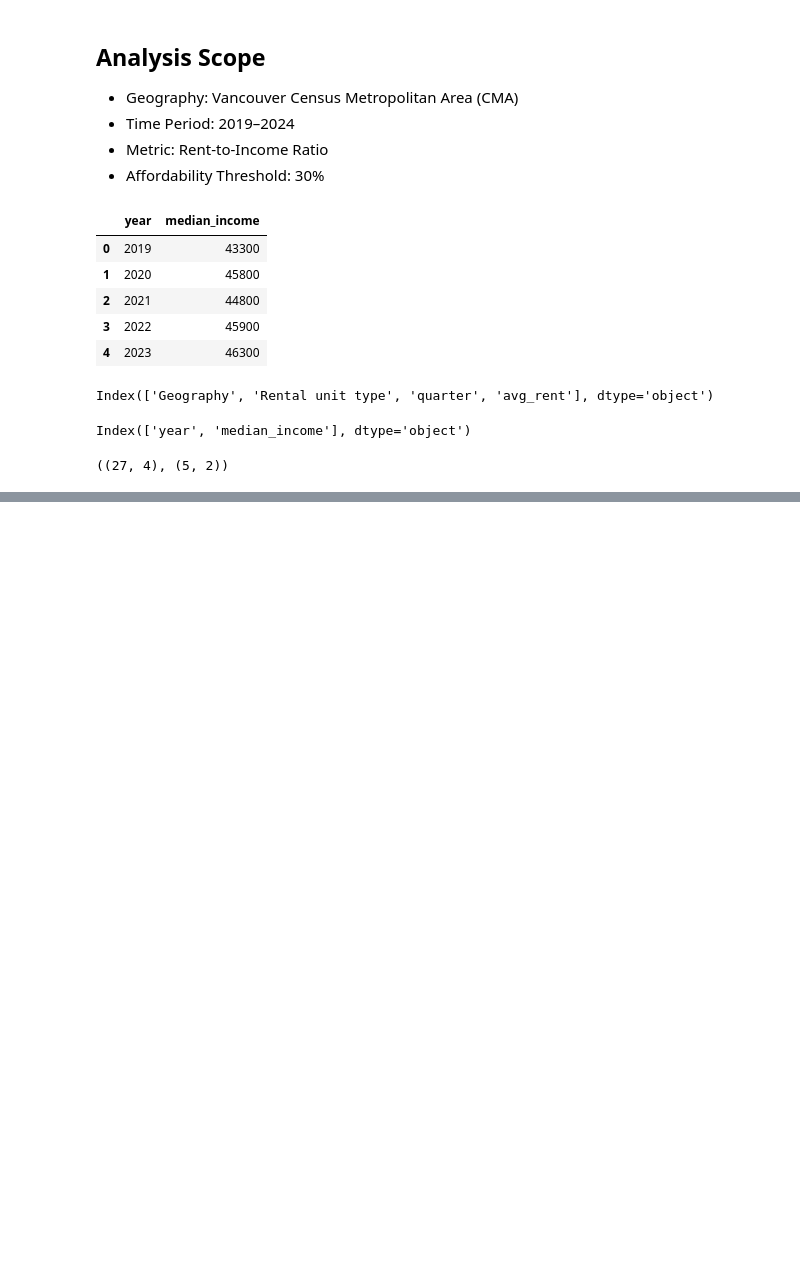
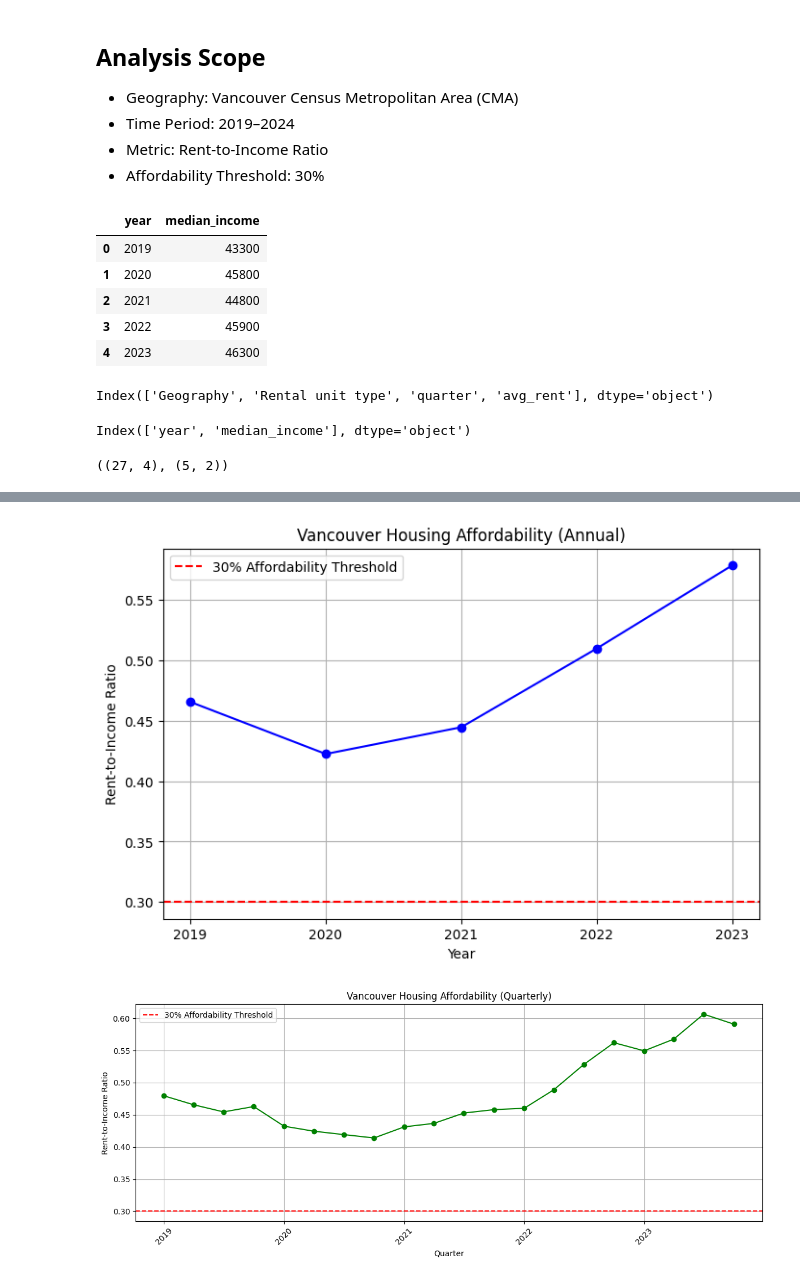
Before and after one commit to shibinjasif98/vancouver-housing-analysis, a Jupyter notebook: notebooks/04_affordability_analysis.ipynb, the cells around one changed output, grey strips where cells are left out. Cells and saved outputs as stored; diff of their text form; code cells hidden in the pictures; blank space fills up the shorter version.

```diff
--- a/notebooks/04_affordability_analysis.ipynb
+++ b/notebooks/04_affordability_analysis.ipynb
@@ -183,0 +293,69 @@ merged.head()
+# %%
+import pandas as pd
+import matplotlib.pyplot as plt
+
+# --- Load processed data ---
+rent_df = pd.read_csv("../data/processed/vancouver_quarterly_rent_clean.csv")
+income_df = pd.read_csv("../data/processed/vancouver_median_income_clean.csv")
+
+# --- Extract quarter and year from "quarter" column like "Q1 2019" ---
+q = rent_df["quarter"].astype(str).str.extract(r"Q([1-4])\s*(\d{4})")
+rent_df["q"] = q[0].astype("Int64")        # quarter 1-4
+rent_df["year"] = q[1].astype("Int64")     # year
+rent_df["period"] = pd.PeriodIndex.from_fields(year=rent_df["year"], quarter=rent_df["q"], freq="Q").to_timestamp()
+rent_df["annual_rent"] = rent_df["avg_rent"] * 12
+
+# --- Annual aggregation ---
+annual_rent_df = rent_df.groupby("year", as_index=False)["annual_rent"].mean()
+annual_income_df = income_df.groupby("year", as_index=False)["median_income"].mean()
+
+# Keep 2019–2023 only
+annual_rent_df = annual_rent_df[annual_rent_df["year"].between(2019, 2023)]
+annual_income_df = annual_income_df[annual_income_df["year"].between(2019, 2023)]
+
+# Merge annual data
+annual_df = pd.merge(annual_rent_df, annual_income_df, on="year")
+annual_df["rent_to_income_ratio"] = annual_df["annual_rent"] / annual_df["median_income"]
+
+# --- Annual Plot ---
+plt.figure(figsize=(8,5))
+plt.plot(
+    annual_df["year"],
+    annual_df["rent_to_income_ratio"],
+    marker="o",
+    color="blue"
+)
+plt.axhline(0.30, linestyle="--", color="red", label="30% Affordability Threshold")
+plt.title("Vancouver Housing Affordability (Annual)")
+plt.xlabel("Year")
+plt.ylabel("Rent-to-Income Ratio")
+plt.xticks(annual_df["year"])
+plt.legend()
+plt.grid(True)
+plt.show()
+
+
+# --- Quarterly calculation ---
+quarterly_df = pd.merge(rent_df, income_df, on="year", how="left")
+quarterly_df["rent_to_income_ratio"] = quarterly_df["annual_rent"] / quarterly_df["median_income"]
+
+# --- Quarterly Plot ---
+plt.figure(figsize=(12,5))
+plt.plot(
+    quarterly_df["period"],
+    quarterly_df["rent_to_income_ratio"],
+    marker="o",
+    color="green"
+)
+plt.axhline(0.30, linestyle="--", color="red", label="30% Affordability Threshold")
+plt.title("Vancouver Housing Affordability (Quarterly)")
+plt.xlabel("Quarter")
+plt.ylabel("Rent-to-Income Ratio")
+plt.xticks(rotation=45)
+plt.legend()
+plt.grid(True)
+plt.tight_layout()
+plt.show()
+# %% [output]
+[figure, added]
+[figure, added]
```
Also changed, not shown: parts of 18 cells of this notebook, 1 other file.
